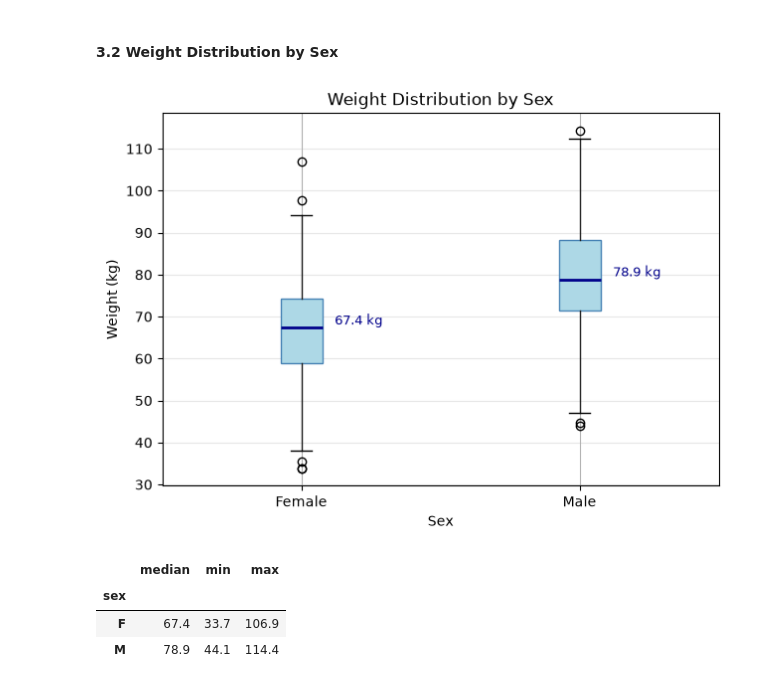
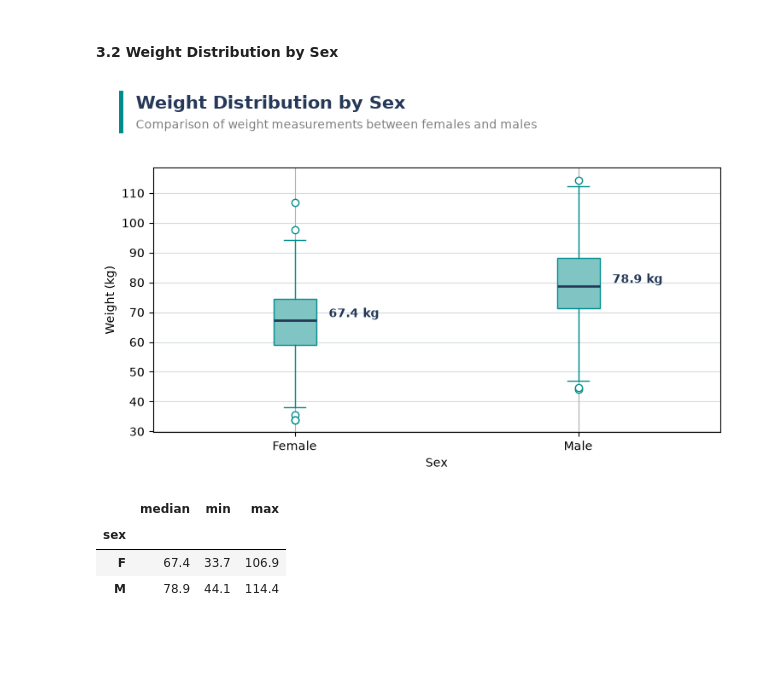
Before and after one commit to MegansCreativeLabs/health_study, a Jupyter notebook: notebooks/health_study_analysis.ipynb, the cells around one changed output. Drawn from its saved outputs; the diff is of its cells as text; code cells hidden in the pictures; blank space fills up the shorter version.

```diff
--- a/notebooks/health_study_analysis.ipynb
+++ b/notebooks/health_study_analysis.ipynb
@@ -87,45 +144,103 @@ Most systolic blood pressure values are concentrated between approximately 140 a
 # %% [markdown]
 #### 3.2 Weight Distribution by Sex
 # %%
-fig, ax = plt.subplots(figsize=(7, 5))
+from matplotlib.patches import Rectangle
 
+fig, ax = plt.subplots(figsize=(8, 5))
+
+# Skapar boxplot med turkos färgpalett
 df.boxplot(
     column="weight",
     by="sex",
     ax=ax,
     patch_artist=True,
-    boxprops=dict(facecolor="lightblue", edgecolor="steelblue"),
-    medianprops=dict(color="darkblue", linewidth=2)
+    boxprops=dict(
+        facecolor="#80C4C4",
+        edgecolor="#008C8C"
+    ),
+    medianprops=dict(
+        color="#253858",
+        linewidth=2
+    ),
+    whiskerprops=dict(color="#008C8C"),
+    capprops=dict(color="#008C8C"),
+    flierprops=dict(
+        marker="o",
+        markerfacecolor="white",
+        markeredgecolor="#008C8C"
+    )
 )
 
-ax.set_title("Weight Distribution by Sex")
+# Tar bort Pandas automatiska rubriker
+fig.suptitle("")
+ax.set_title("")
+
+# Lämnar plats för rubrikerna
+fig.subplots_adjust(top=0.76, left=0.13, right=0.96, bottom=0.14)
+
+# Lägger till en turkos accentlinje
+accent = Rectangle(
+    (0.08, 0.84),
+    0.007,
+    0.10,
+    transform=fig.transFigure,
+    facecolor="#008C8C",
+    edgecolor="none"
+)
+fig.add_artist(accent)
+
+# Huvudrubrik
+fig.text(
+    0.105, 0.91,
+    "Weight Distribution by Sex",
+    fontsize=15,
+    fontweight="bold",
+    color="#253858",
+    ha="left",
+    va="center"
+)
+
+# Underrubrik
+fig.text(
+    0.105, 0.86,
+    "Comparison of weight measurements between females and males",
+    fontsize=10,
+    color="gray",
+    ha="left",
+    va="center"
+)
+
+# Anpassar axlarna
 ax.set_xlabel("Sex")
 ax.set_ylabel("Weight (kg)")
-
-# Ändrar F och M till tydligare namn
 ax.set_xticklabels(["Female", "Male"])
 
-# Gör stödlinjerna diskretare
-ax.grid(axis="y", alpha=0.3)
-
-fig.suptitle("")
+# Gör stödlinjerna tydliga men diskreta
+ax.grid(
+    axis="y",
+    color="#B8C5CC",
+    alpha=0.6,
+    linewidth=0.8
+)
 
 # Beräknar medianvikten för respektive kön
 medians = df.groupby("sex")["weight"].median()
 
-# Placerar medianvärdena bredvid respektive låda
+# Visar medianvärdena bredvid lådorna
 for i, median in enumerate(medians, start=1):
     ax.text(
-        i + 0.12, median,
+        i + 0.12,
+        median,
         f"{median:.1f} kg",
-        fontsize=9,
-        color="darkblue",
+        fontsize=10,
+        fontweight="bold",
+        color="#253858",
         va="bottom"
     )
 
 plt.show()
 # %% [output]
-[figure, old version]
+[figure, new version]
 # %%
 # Undersöker viktstatistik för respektive kön
 display(df.groupby("sex")["weight"].agg(["median", "min", "max"]).round(2))
```
Also changed, not shown: parts of 4 cells of this notebook.
